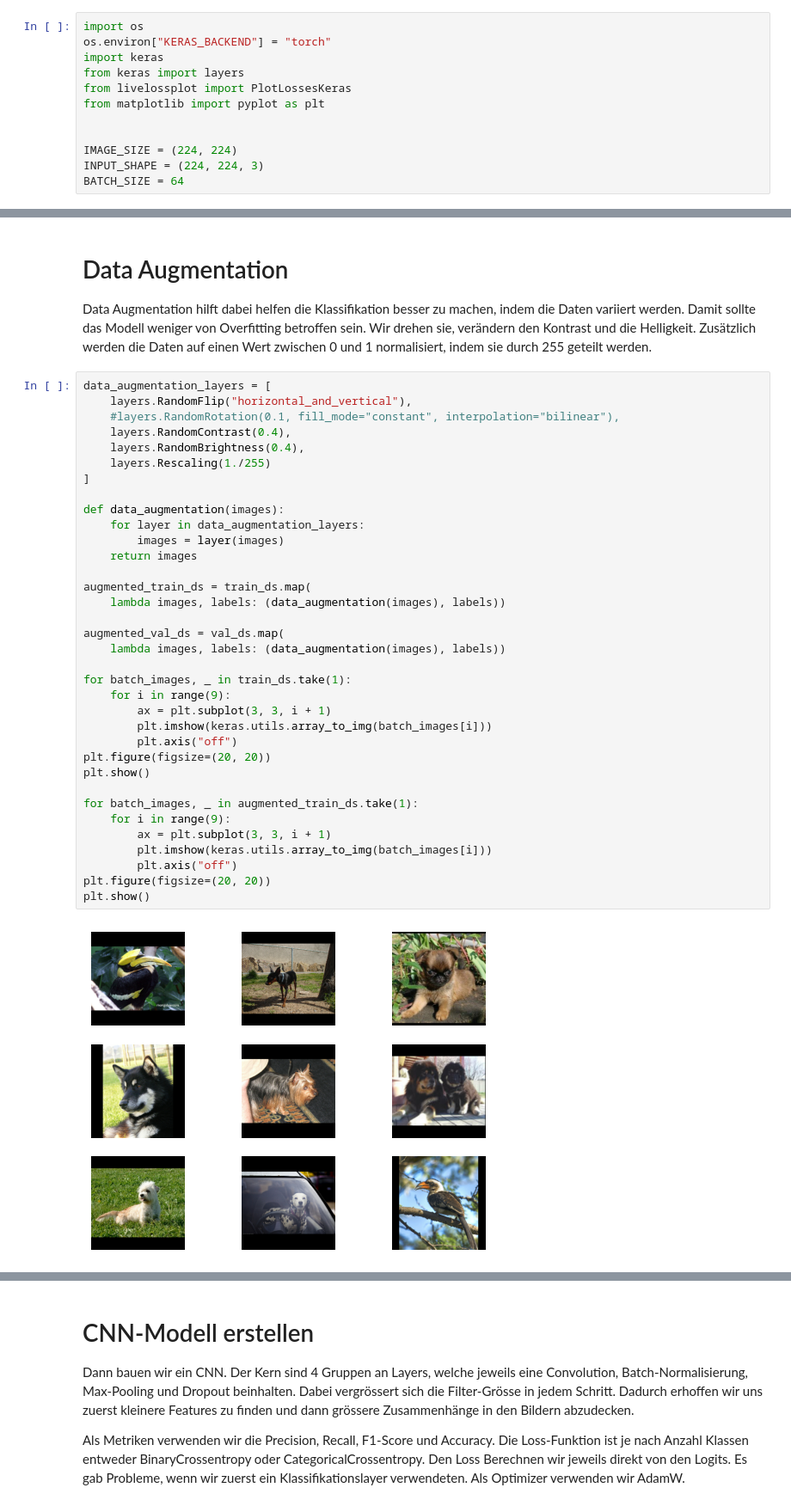
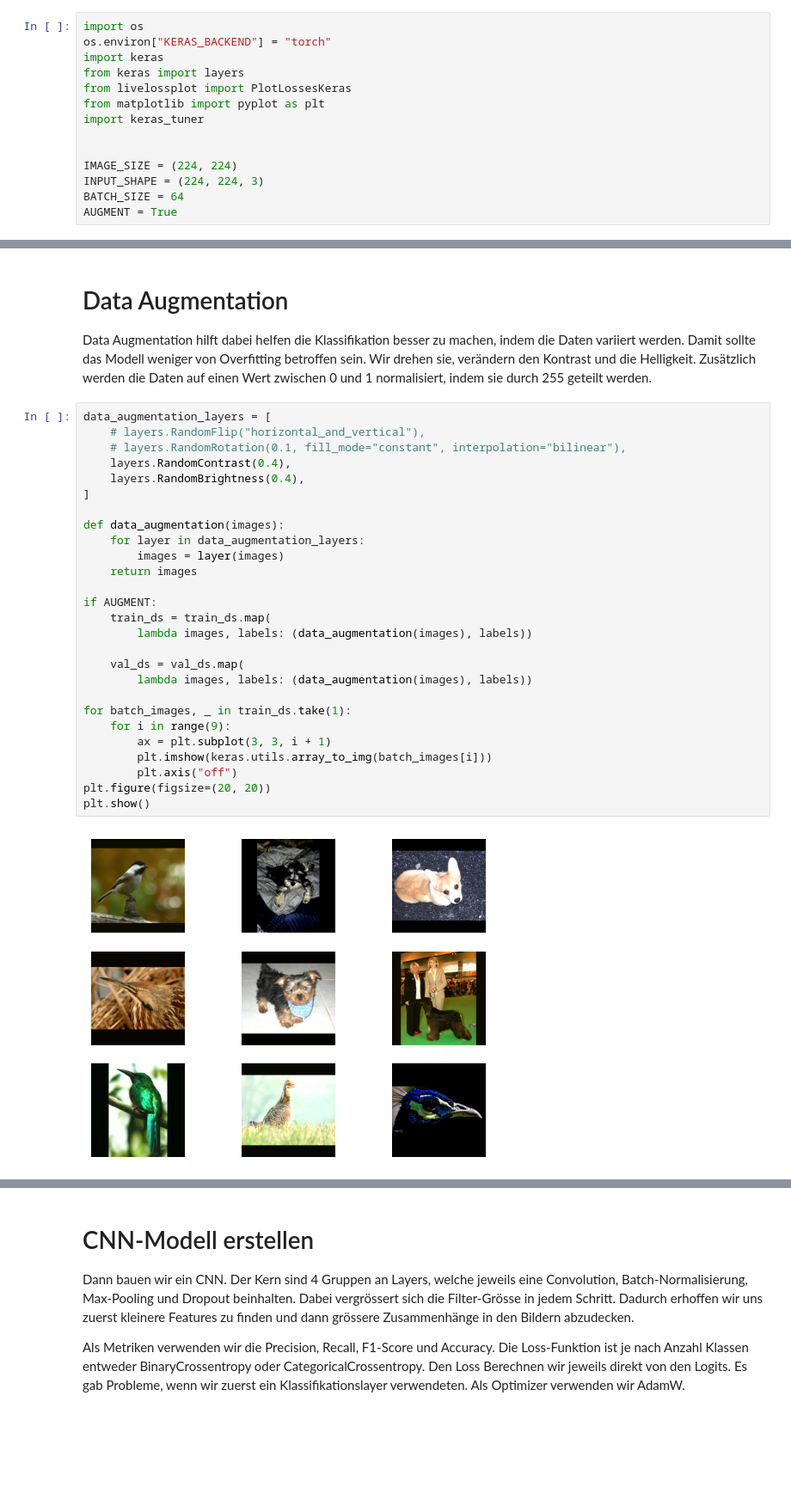
Before and after one commit to AngryBacteria/deeplearning-project-gujen1-steij14, a Jupyter notebook: imagenet_cnn.ipynb, the cells around one changed output, grey strips where cells are left out. Shown at 86% size. Drawn from its saved outputs; the diff is of its cells as text; blank space fills up the shorter version.

```diff
--- a/imagenet_cnn.ipynb
+++ b/imagenet_cnn.ipynb
@@ -10,11 +10,13 @@ import keras
 from keras import layers
 from livelossplot import PlotLossesKeras
 from matplotlib import pyplot as plt
+import keras_tuner
 
 
 IMAGE_SIZE = (224, 224)
 INPUT_SHAPE = (224, 224, 3)
 BATCH_SIZE = 64
+AUGMENT = True
 # %% [markdown]
 # Bild-Datensatz laden
 
@@ -71,39 +73,31 @@ tf.Tensor(
 Data Augmentation hilft dabei helfen die Klassifikation besser zu machen, indem die Daten variiert werden. Damit sollte das Modell weniger von Overfitting betroffen sein. Wir drehen sie, verändern den Kontrast und die Helligkeit. Zusätzlich werden die Daten auf einen Wert zwischen 0 und 1 normalisiert, indem sie durch 255 geteilt werden.
 # %%
 data_augmentation_layers = [
-    layers.RandomFlip("horizontal_and_vertical"),
-    #layers.RandomRotation(0.1, fill_mode="constant", interpolation="bilinear"),
+    # layers.RandomFlip("horizontal_and_vertical"),
+    # layers.RandomRotation(0.1, fill_mode="constant", interpolation="bilinear"),
     layers.RandomContrast(0.4),
     layers.RandomBrightness(0.4),
-    layers.Rescaling(1./255)
 ]
 
 def data_augmentation(images):
     for layer in data_augmentation_layers:
         images = layer(images)
     return images
 
-augmented_train_ds = train_ds.map(
-    lambda images, labels: (data_augmentation(images), labels))
+if AUGMENT:
+    train_ds = train_ds.map(
+        lambda images, labels: (data_augmentation(images), labels))
 
-augmented_val_ds = val_ds.map(
-    lambda images, labels: (data_augmentation(images), labels))
+    val_ds = val_ds.map(
+        lambda images, labels: (data_augmentation(images), labels))
 
 for batch_images, _ in train_ds.take(1):
     for i in range(9):
         ax = plt.subplot(3, 3, i + 1)
         plt.imshow(keras.utils.array_to_img(batch_images[i]))
         plt.axis("off")
 plt.figure(figsize=(20, 20))
 plt.show()
-
-for batch_images, _ in augmented_train_ds.take(1):
-    for i in range(9):
-        ax = plt.subplot(3, 3, i + 1)
-        plt.imshow(keras.utils.array_to_img(batch_images[i]))
-        plt.axis("off")
-plt.figure(figsize=(20, 20))
-plt.show()
 # %% [output]
-[figure, old version]
+[figure, new version]
 <Figure size 2000x2000 with 0 Axes>
```
Also changed, not shown: parts of 5 cells of this notebook, 2 other files.
